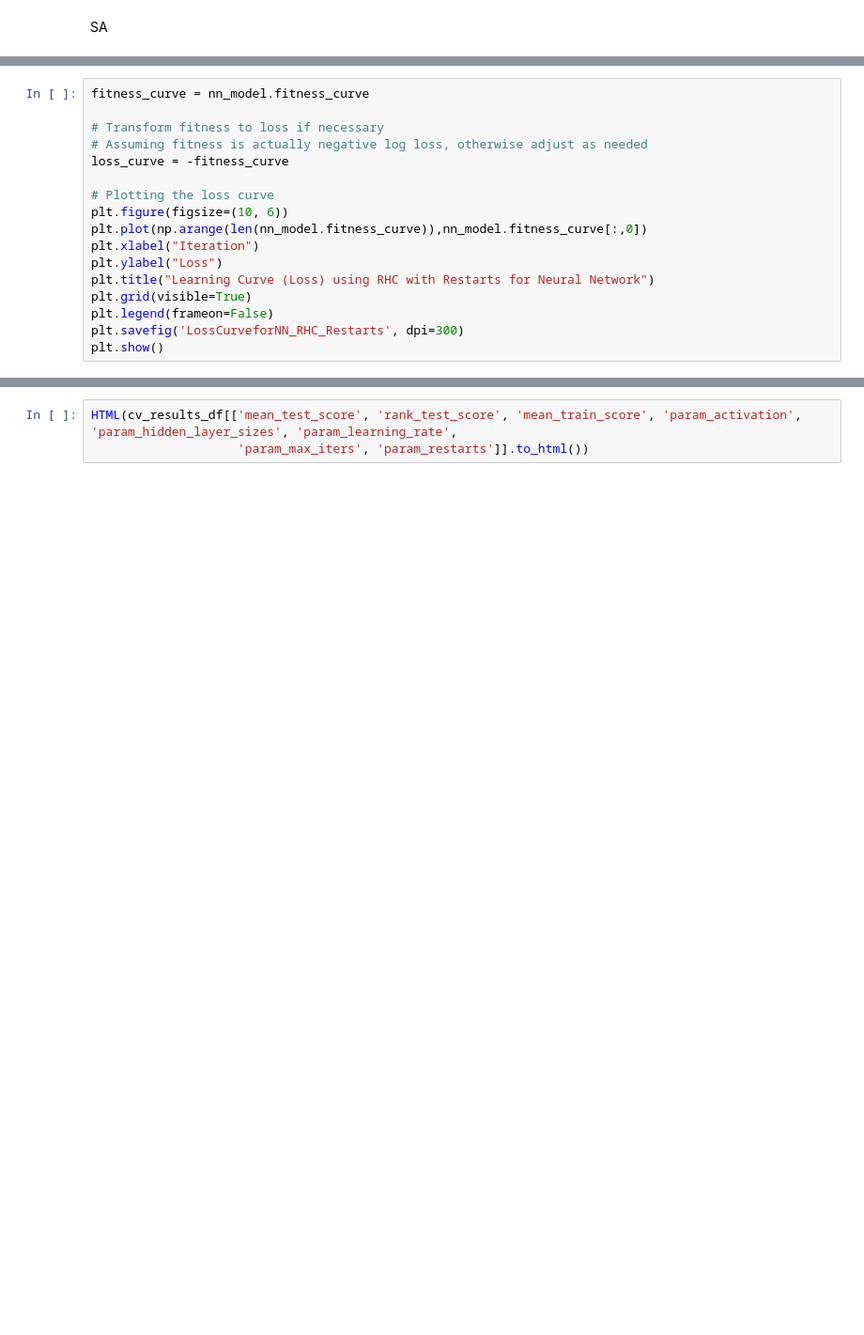
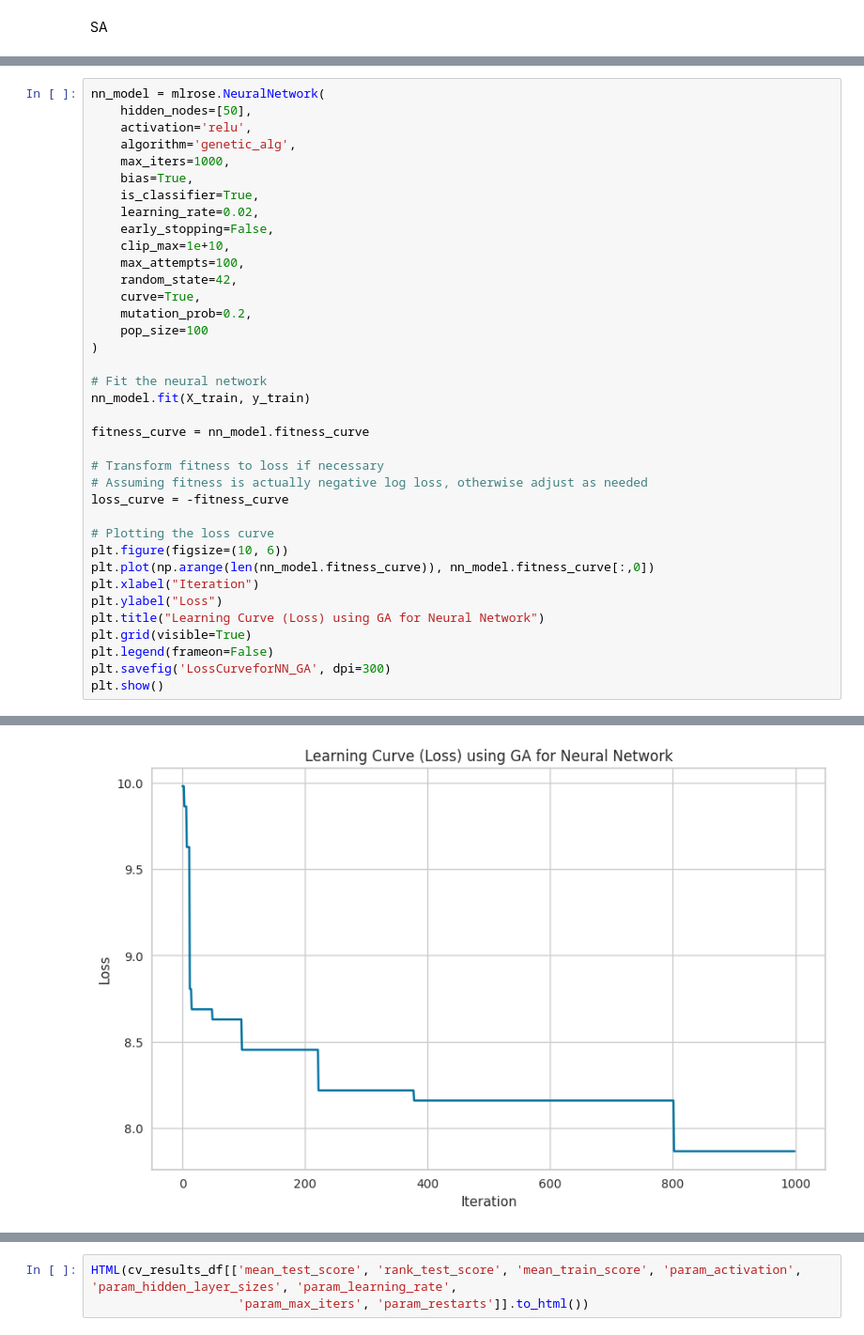
Before and after one commit to ankitrahejagatech/7641HW2, a Jupyter notebook: NNDiabetestDatasetHW2.ipynb, the cells around one changed output, grey strips where cells are left out. Shown at 94% size. Cells and saved outputs as stored; diff of their text form; blank space fills up the shorter version.

```diff
--- a/NNDiabetestDatasetHW2.ipynb
+++ b/NNDiabetestDatasetHW2.ipynb
@@ -396,4 +521,24 @@ Fitting 5 folds for each of 27 candidates, totalling 135 fits
 # %%
+nn_model = mlrose.NeuralNetwork(
+    hidden_nodes=[50],
+    activation='relu',
+    algorithm='genetic_alg',
+    max_iters=1000,
+    bias=True,
+    is_classifier=True,
+    learning_rate=0.02,
+    early_stopping=False,
+    clip_max=1e+10,
+    max_attempts=100,
+    random_state=42,
+    curve=True,
+    mutation_prob=0.2,
+    pop_size=100
+)
+
+# Fit the neural network
+nn_model.fit(X_train, y_train)
+
 fitness_curve = nn_model.fitness_curve
 
 # Transform fitness to loss if necessary
@@ -402,11 +547,12 @@ loss_curve = -fitness_curve
 
 # Plotting the loss curve
 plt.figure(figsize=(10, 6))
-plt.plot(np.arange(len(nn_model.fitness_curve)),nn_model.fitness_curve[:,0])
+plt.plot(np.arange(len(nn_model.fitness_curve)), nn_model.fitness_curve[:,0])
 plt.xlabel("Iteration")
 plt.ylabel("Loss")
-plt.title("Learning Curve (Loss) using RHC with Restarts for Neural Network")
+plt.title("Learning Curve (Loss) using GA for Neural Network")
 plt.grid(visible=True)
 plt.legend(frameon=False)
-plt.savefig('LossCurveforNN_RHC_Restarts', dpi=300)
+plt.savefig('LossCurveforNN_GA', dpi=300)
 plt.show()
+# %% [output]
@@ -412,0 +576 @@ plt.show()
+[figure, added]
```
Also changed, not shown: parts of 12 cells of this notebook, 3 other files.
